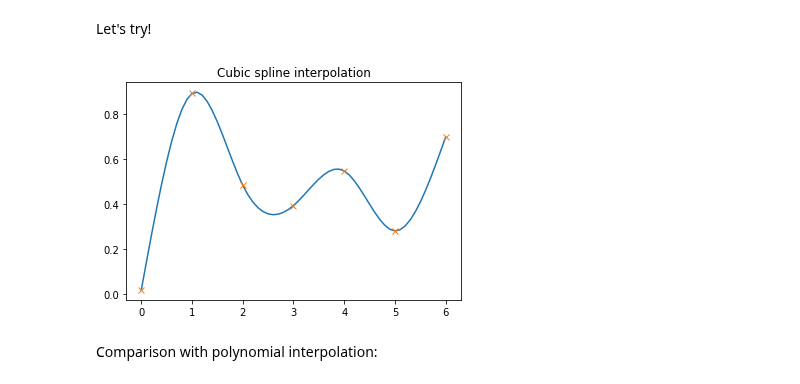
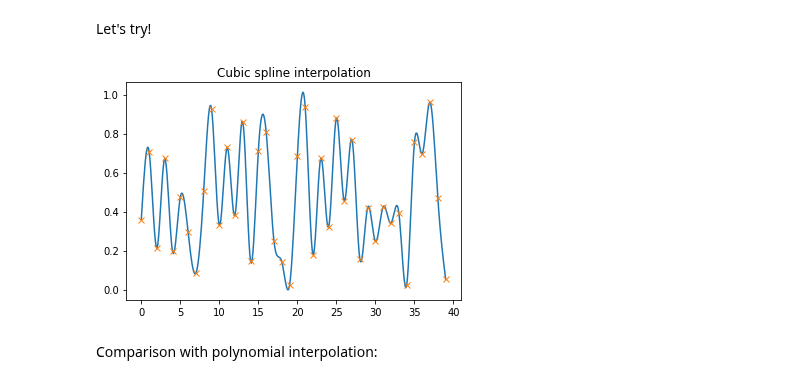
Before and after one commit to tgteacher/numerical-methods, a Jupyter notebook: notebooks/Chapter3.ipynb, the cells around one changed output. Drawn from its saved outputs; the diff is of its cells as text; code cells hidden in the pictures.

```diff
--- a/notebooks/Chapter3.ipynb
+++ b/notebooks/Chapter3.ipynb
@@ -644,21 +645,21 @@ def eval_natural_cubic_spline_array(x, y, z, x_evals):
 Let's try!
 # %%
 # Generate n random ponts
-n = 7
+n = 40
 x, y = get_random_points(n)
 xfine = arange(0, n-1+0.1, 0.1)
 
 # Interpolate them with our cubic spline implementation
 z = curvatures(x, y)
 xfine_eval = eval_natural_cubic_spline_array(x, y, z, xfine)
 
 # Plot
 import matplotlib.pyplot as plt
 plt.plot(xfine, xfine_eval, "-", x, y, "x")
 plt.title("Cubic spline interpolation")
 plt.show()
 # %% [output]
-[figure, old version]
+[figure, new version]
 # %% [markdown]
 Comparison with polynomial interpolation:
 # %%
```
Also changed, not shown: parts of 4 cells of this notebook, 6 other files.
